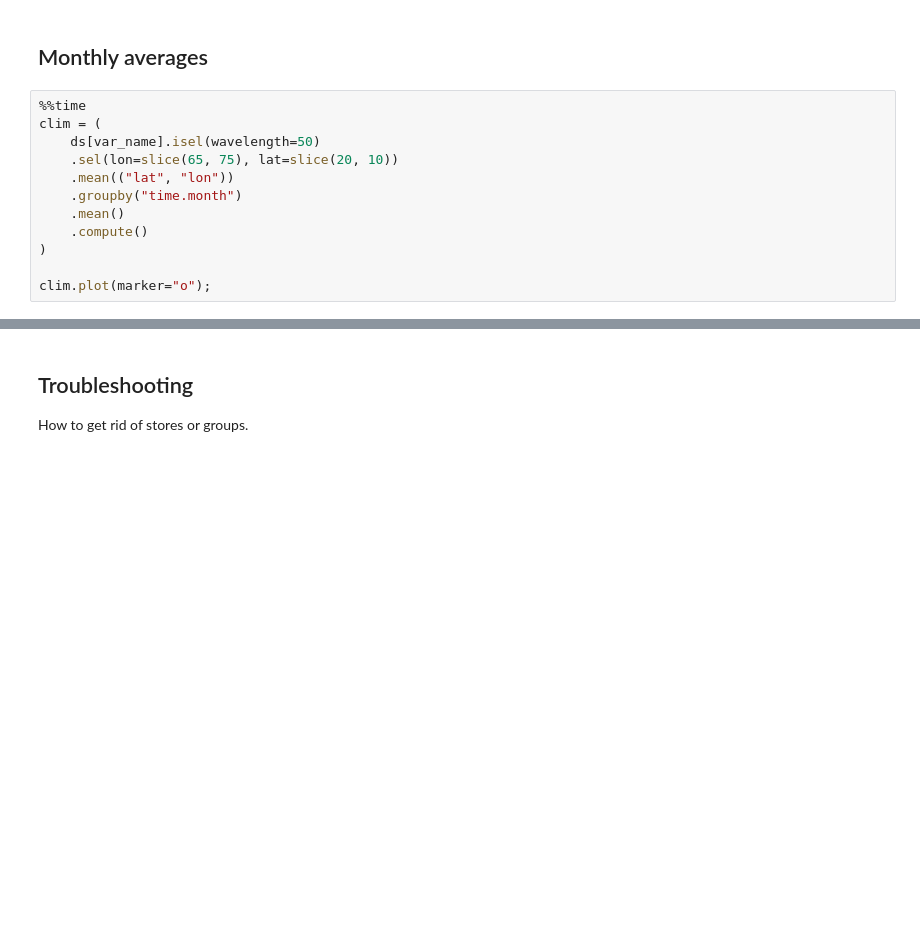
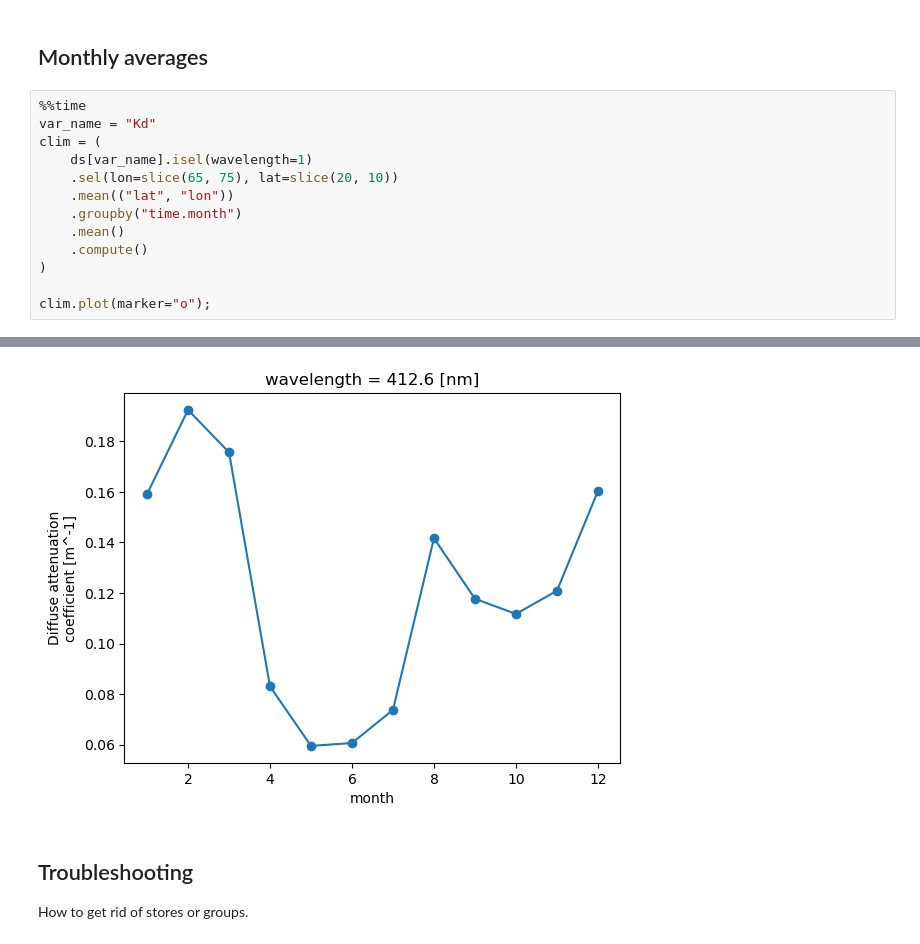
Before and after one commit to fish-pace/pace-icechunks, a Jupyter notebook: pace-kd-icechunk-sc.ipynb, the cells around one changed output, grey strips where cells are left out. Saved outputs shown, nothing was run; the diff lists cells and outputs as text; blank space fills up the shorter version.

```diff
--- a/pace-kd-icechunk-sc.ipynb
+++ b/pace-kd-icechunk-sc.ipynb
@@ -791,8 +791,9 @@ Wall time: 2min 54s
 ## Monthly averages
 # %%
 %%time
+var_name = "Kd"
 clim = (
-    ds[var_name].isel(wavelength=50)
+    ds[var_name].isel(wavelength=1)
     .sel(lon=slice(65, 75), lat=slice(20, 10))
     .mean(("lat", "lon"))
     .groupby("time.month")
@@ -801,3 +802,4 @@ clim = (
 )
 
 clim.plot(marker="o");
+# %% [output]
@@ -804,3 +808,4 @@ clim.plot(marker="o");
+[figure, added]
 # %% [markdown]
 ## Troubleshooting
 
```
Also changed, not shown: parts of 9 cells of this notebook, 1 other file.
